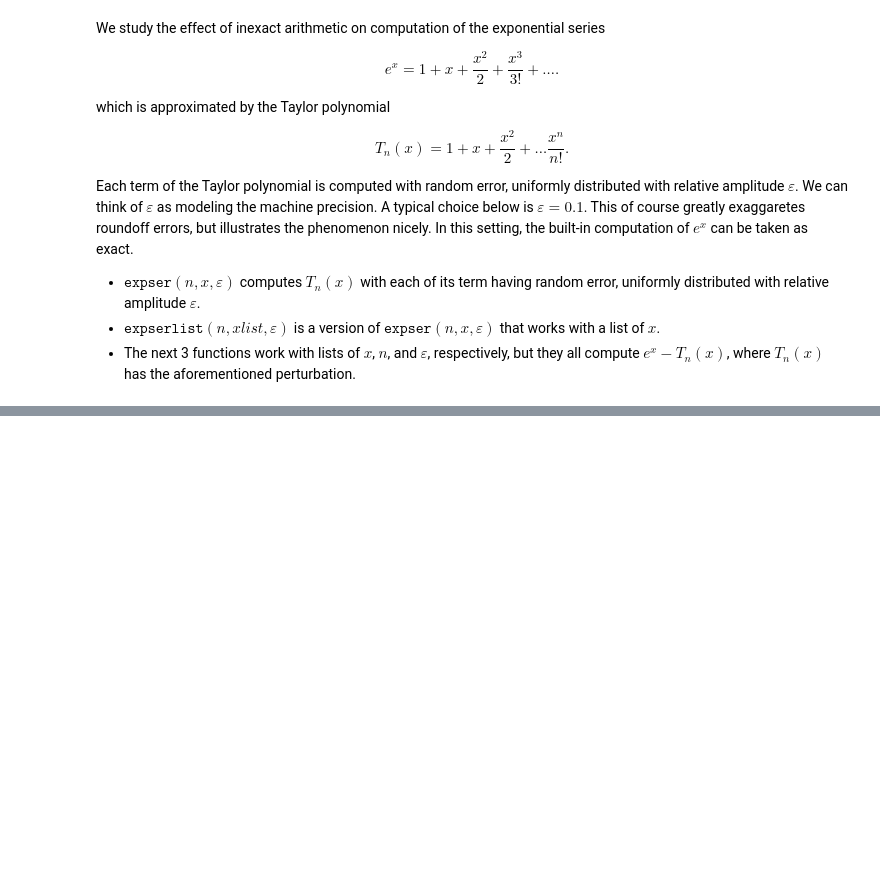
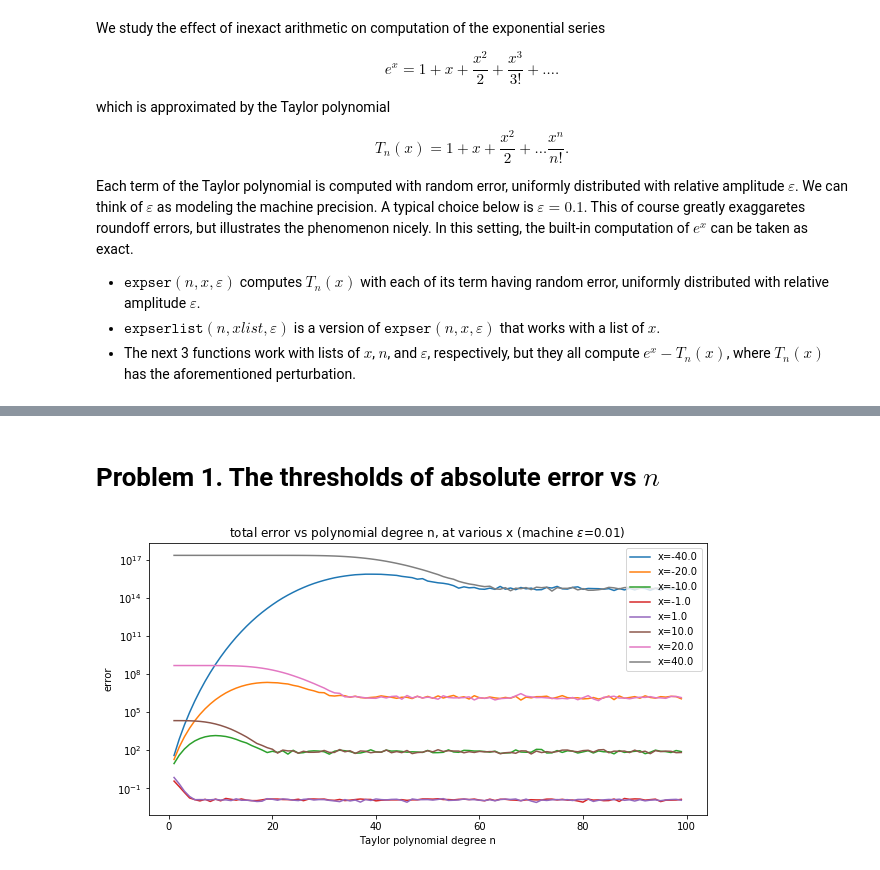
Before and after one commit to MathieuRund/MATH387, a Jupyter notebook: power.ipynb, the cells around one changed output, grey strips where cells are left out. Drawn from its saved outputs; the diff is of its cells as text; code cells hidden in the pictures; blank space fills up the shorter version.

```diff
--- a/power.ipynb
+++ b/power.ipynb
@@ -153,0 +154,25 @@ plt.show()
+# %% [markdown]
+# Problem 1. The thresholds of absolute error vs $n$
+# %%
+xlist = [-40, -20, -10, -1, 1, 10, 20, 40]
+nlist=range(1,100)
+eps=.01
+kmax=20
+
+plt.figure(figsize=(10,5))
+for x in xlist:
+    y=np.abs(errnlist(nlist,x,eps))
+    for k in range(1,kmax):
+        z=np.abs(errnlist(nlist,x,eps))
+        y=np.maximum(y,z)
+    plt.plot(nlist,y,label='x=%.1f'%x)
+
+plt.yscale('log')
+#plt.xscale('log')
+plt.title(r'total error vs polynomial degree n, at various x (machine $\varepsilon$=%.2f)'%eps)
+plt.xlabel('Taylor polynomial degree n')
+plt.ylabel('error')
+plt.legend()
+plt.show()
+# %% [output]
+[figure, added]
```
Also changed, not shown: parts of 25 cells of this notebook.
